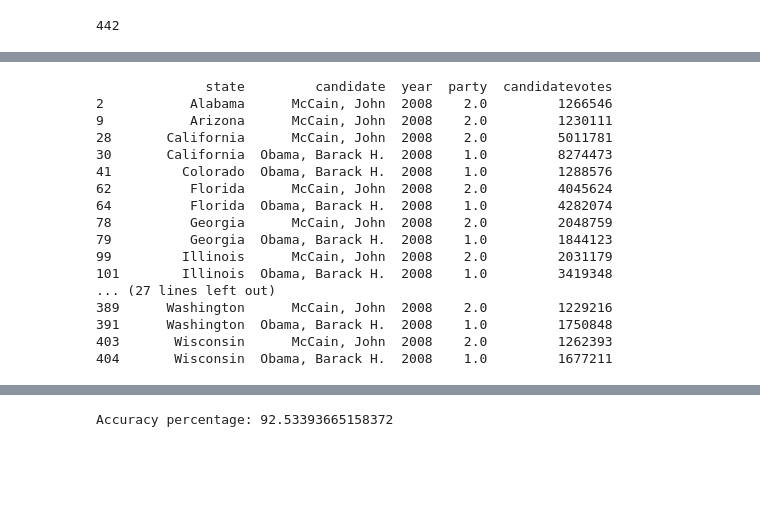
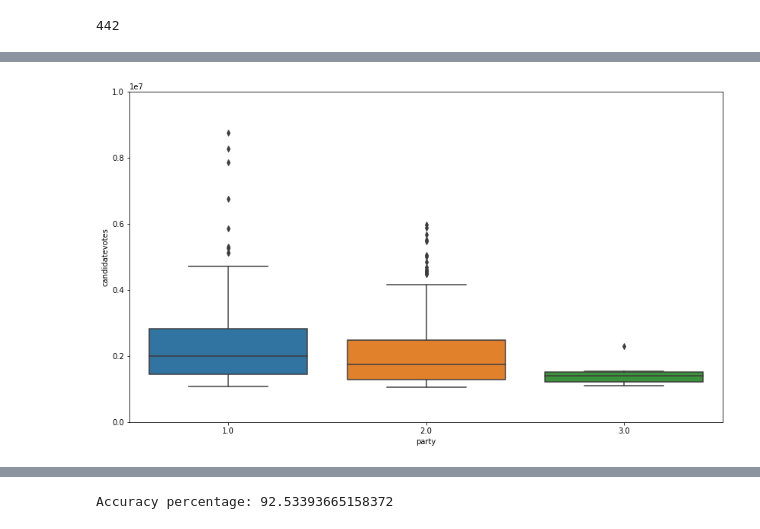
Before and after one commit to TracyRenee61/US-presidential-elections-2020, a Jupyter notebook: Presidential_Election_Anomolies_IsolationForest.ipynb, the cells around one changed output, grey strips where cells are left out. Saved outputs shown, nothing was run; the diff lists cells and outputs as text; code cells hidden in the pictures; blank space fills up the shorter version.

```diff
--- a/Presidential_Election_Anomolies_IsolationForest.ipynb
+++ b/Presidential_Election_Anomolies_IsolationForest.ipynb
@@ -133,23 +132,13 @@ outliers_year
 | 407 | Wisconsin | Romney, Mitt | 2012 | 2.0 | 1410966 |
 | 408 | Wisconsin | Trump, Donald J. | 2016 | 2.0 | 1405284 |
 409 rows × 5 columns
+# %%
+var = 'party'
+data = pd.concat([outliers_year['candidatevotes'], outliers_year[var]], axis=1)
+f, ax = plt.subplots(figsize=(14, 8))
+fig = sns.boxplot(x=var, y="candidatevotes", data=data)
+fig.axis(ymin=0, ymax=10000000);
+# %% [output]
+[figure, added]
 # %%
-print(outliers_year.loc[outliers_year['year'] == 2008])
+out_08 = outliers_year.loc[outliers_year['year'] == 2008]
-# %% [output]
-              state         candidate  year  party  candidatevotes
-2           Alabama      McCain, John  2008    2.0         1266546
-9           Arizona      McCain, John  2008    2.0         1230111
-28       California      McCain, John  2008    2.0         5011781
-30       California  Obama, Barack H.  2008    1.0         8274473
-41         Colorado  Obama, Barack H.  2008    1.0         1288576
-62          Florida      McCain, John  2008    2.0         4045624
-64          Florida  Obama, Barack H.  2008    1.0         4282074
-78          Georgia      McCain, John  2008    2.0         2048759
-79          Georgia  Obama, Barack H.  2008    1.0         1844123
-99         Illinois      McCain, John  2008    2.0         2031179
-101        Illinois  Obama, Barack H.  2008    1.0         3419348
-... (27 lines left out)
-389      Washington      McCain, John  2008    2.0         1229216
-391      Washington  Obama, Barack H.  2008    1.0         1750848
-403       Wisconsin      McCain, John  2008    2.0         1262393
-404       Wisconsin  Obama, Barack H.  2008    1.0         1677211
```
Also changed, not shown: parts of 11 cells of this notebook.
